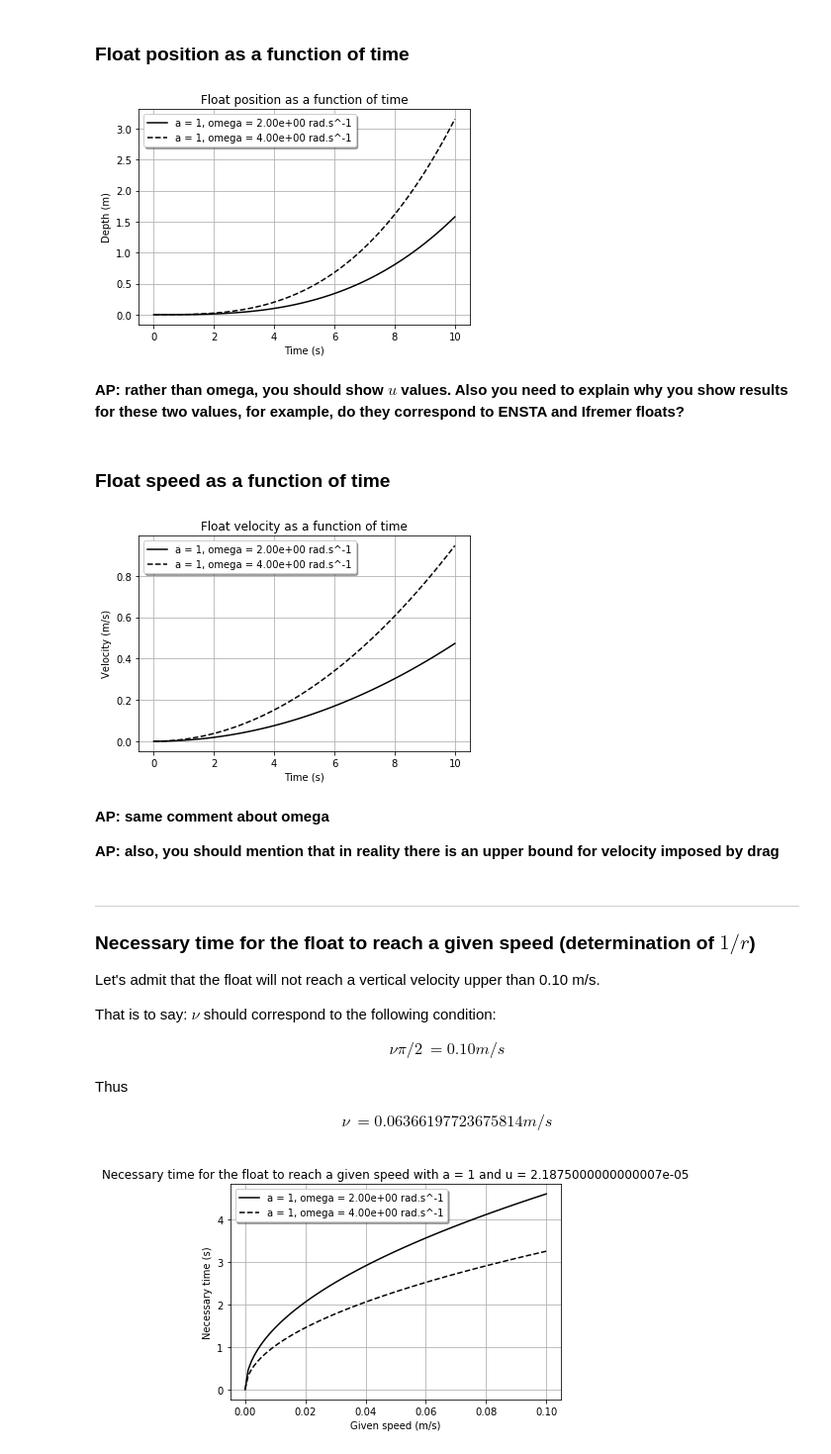
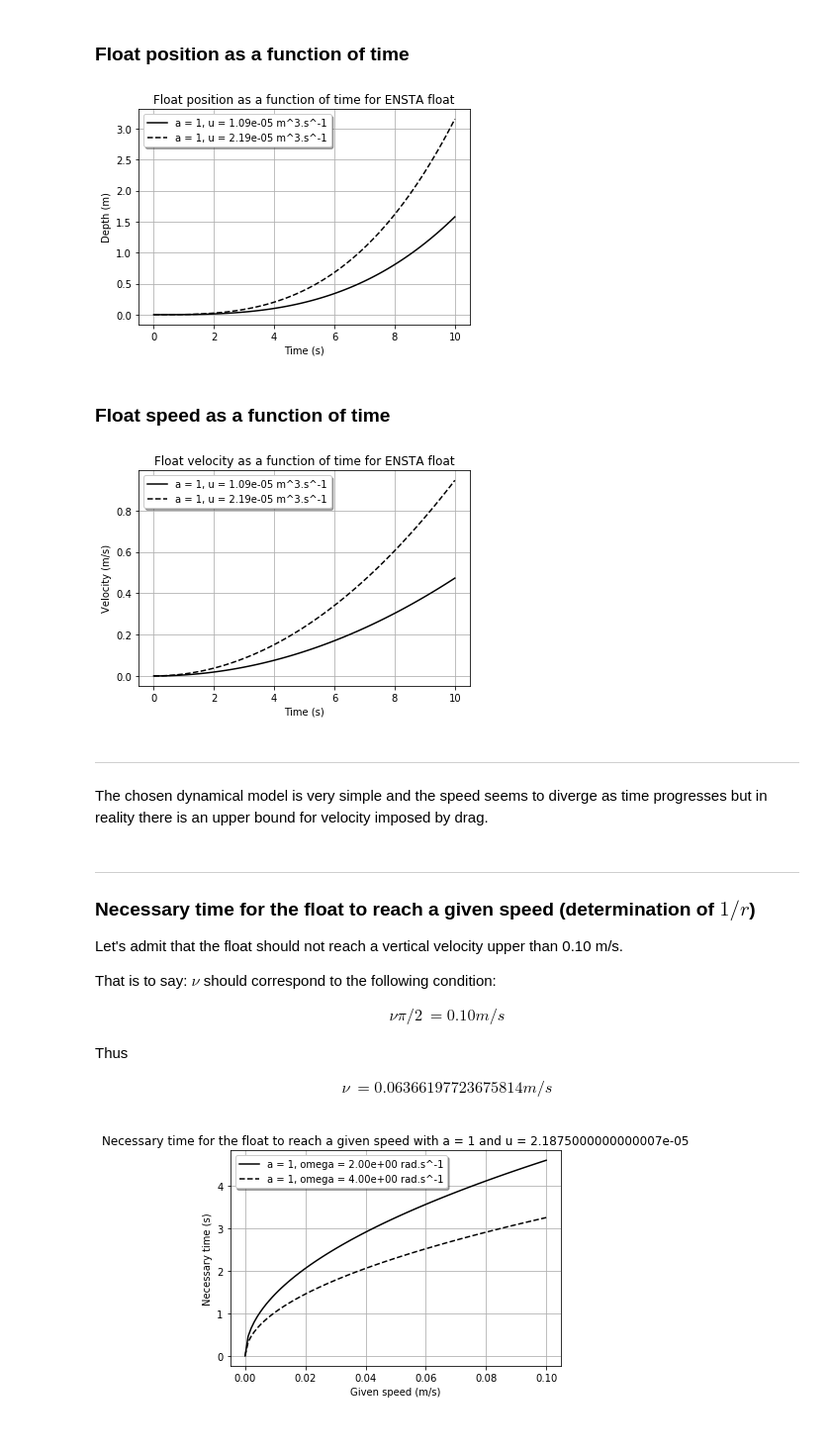
Before and after one commit to houdeval/cognac_regulation, a Jupyter notebook: feedback_parameters_theory.ipynb, the cells around one changed output. Shown at 99% size. Drawn from its saved outputs; the diff is of its cells as text; code cells hidden in the pictures.

```diff
--- a/feedback_parameters_theory.ipynb
+++ b/feedback_parameters_theory.ipynb
@@ -273,38 +259,36 @@ Parameters :
 #         (12.4*2.*np.pi/360. + 124.*2.*np.pi/360.)/2,
 #         124.*2.*np.pi/360., 12.4*2.*np.pi/360.,
 #         (12.4*2.*np.pi/360. + 124.*2.*np.pi/360.)/2,
 #         124.*2.*np.pi/360.]
 #A = [1, 1, 1, 2, 2, 2, 0, 0, 0]
 
 Omega = [2., 4.] #rotation speed of the piston
 A = [1, 1] #added mass
 S = ['k-', 'k--'] #ploting parameters
 
 fig, ax = plt.subplots()
 for o,a,s in zip(Omega,A,S):
     params['omega'] = o
     params['u'] = omega2dvdt(params['omega'], params['lead'], params['r_piston'])
     params['a'] = a
     if a == 0:
         color = 'green'
     elif a == 2:
         color = 'red'
     else: # a == 1
         color = 'black'
 
 
     ax.plot(t, zf(t, params), s, c = color,
-            label='a = {}, omega = {:.2e} rad.s^-1'.format(params['a'], o))
+            label='a = {}, u = {:.2e} m^3.s^-1'.format(params['a'], params['u']))
 
 ax.set_xlabel('Time (s)')
 ax.set_ylabel('Depth (m)')
-ax.set_title('Float position as a function of time')
+ax.set_title('Float position as a function of time for ENSTA float')
 ax.grid()
 legend = ax.legend(loc='best', shadow=True, fontsize='medium')
 # %% [output]
-[figure, old version]
+[figure, new version]
-# %% [markdown]
-**AP: rather than omega, you should show $u$ values. Also you need to explain why you show results for these two values, for example, do they correspond to ENSTA and Ifremer floats?**
 # %% [markdown]
 ### Float speed as a function of time
 # %%
@@ -324,24 +308,23 @@ for o,a,s in zip(Omega,A,S):
         color = 'black'
 
     ax.plot(t, vf(t, params),s, c = color,
-            label='a = {}, omega = {:.2e} rad.s^-1'.format(params['a'], o))
+            label='a = {}, u = {:.2e} m^3.s^-1'.format(params['a'], params['u']))
 
 ax.set_xlabel('Time (s)')
 ax.set_ylabel('Velocity (m/s)')
-ax.set_title('Float velocity as a function of time')
+ax.set_title('Float velocity as a function of time for ENSTA float')
 ax.grid()
 legend = ax.legend(loc='best', shadow=True, fontsize='medium')
 # %% [output]
-[figure, old version]
+[figure, new version]
 # %% [markdown]
-**AP: same comment about omega**
-
-**AP: also, you should mention that in reality there is an upper bound for velocity imposed by drag**
+---
+The chosen dynamical model is very simple and the speed seems to diverge as time progresses but in reality there is an upper bound for velocity imposed by drag.
 # %% [markdown]
 ---
 ### Necessary time for the float to reach a given speed (determination of $1/r$)
 
-Let's admit that the float will not reach a vertical velocity upper than 0.10 m/s.
+Let's admit that the float should not reach a vertical velocity upper than 0.10 m/s.
 
 That is to say: $\nu$ should correspond to the following condition:
 
```
Also changed, not shown: parts of 9 cells of this notebook, 3 other files.
